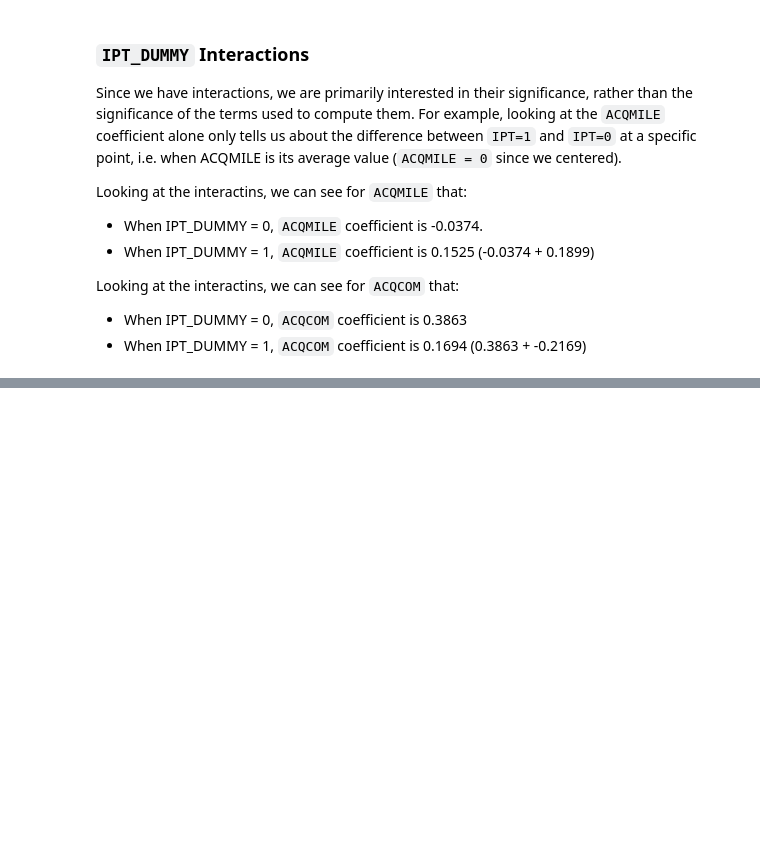
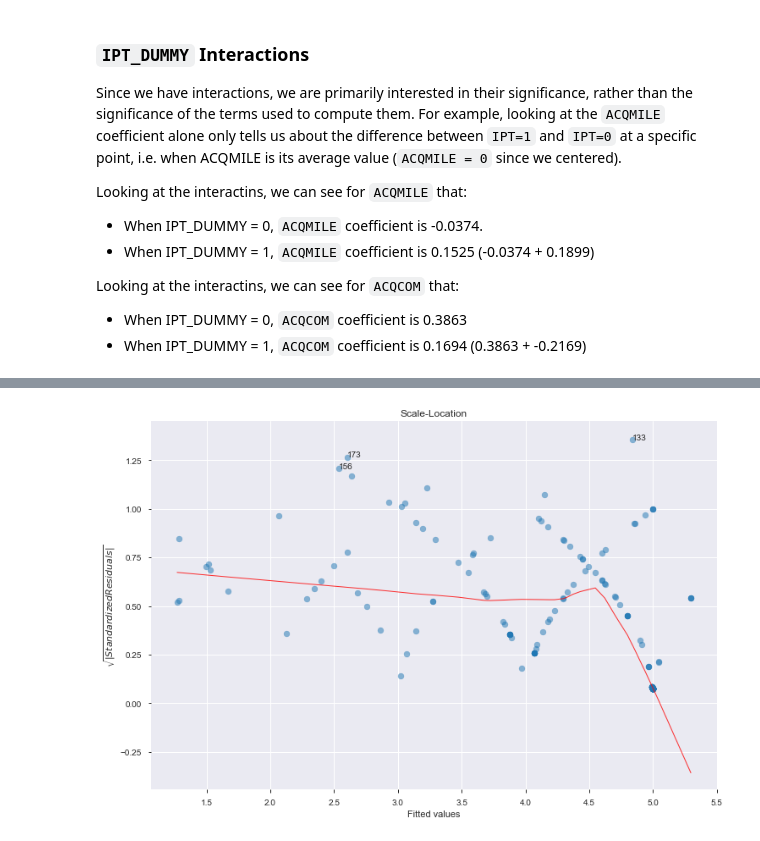
Before and after one commit to GSA/contracting-hypotheses, a Jupyter notebook: IPT Analysis.ipynb, the cells around one changed output, grey strips where cells are left out. Cells and saved outputs as stored; diff of their text form; code cells hidden in the pictures; blank space fills up the shorter version.

```diff
--- a/IPT Analysis.ipynb
+++ b/IPT Analysis.ipynb
@@ -196,0 +366,4 @@ Looking at the interactins, we can see for `ACQCOM` that:
+# %%
+plot_scale_location(wls)
+# %% [output]
+[figure, added]
```
Also changed, not shown: parts of 42 cells of this notebook.
